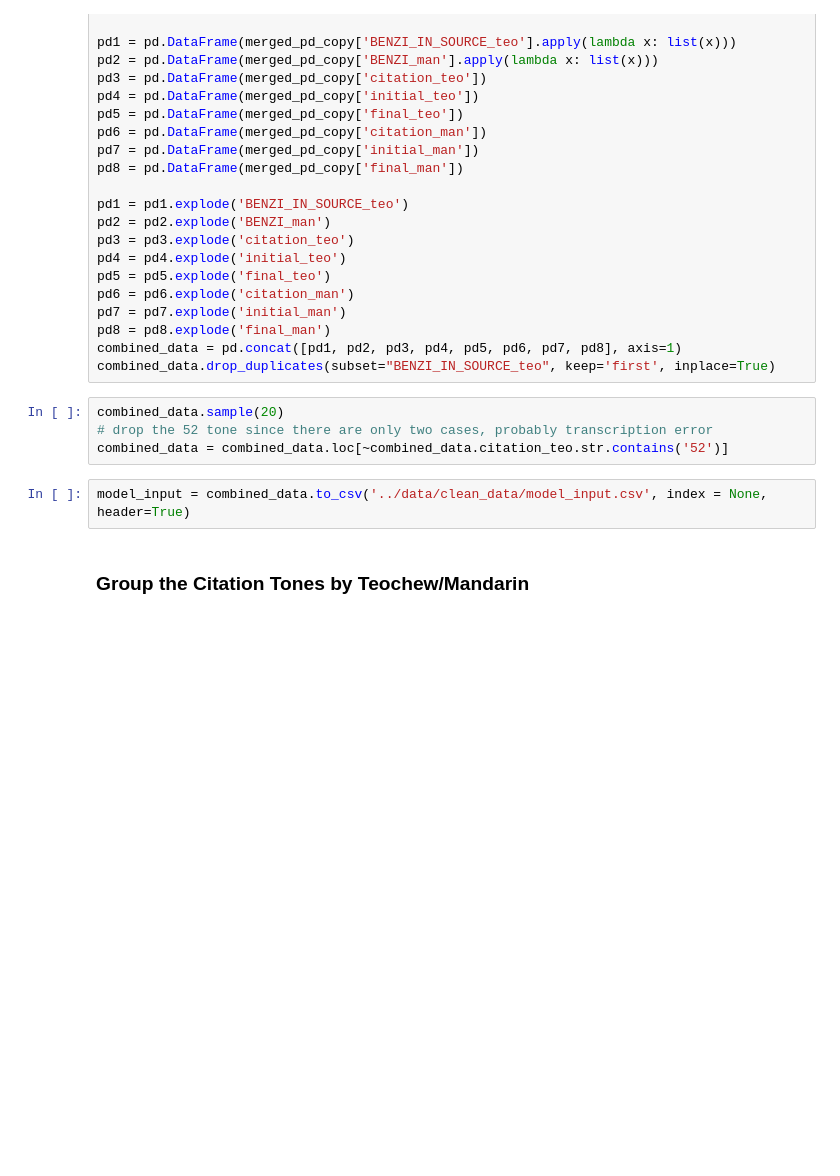
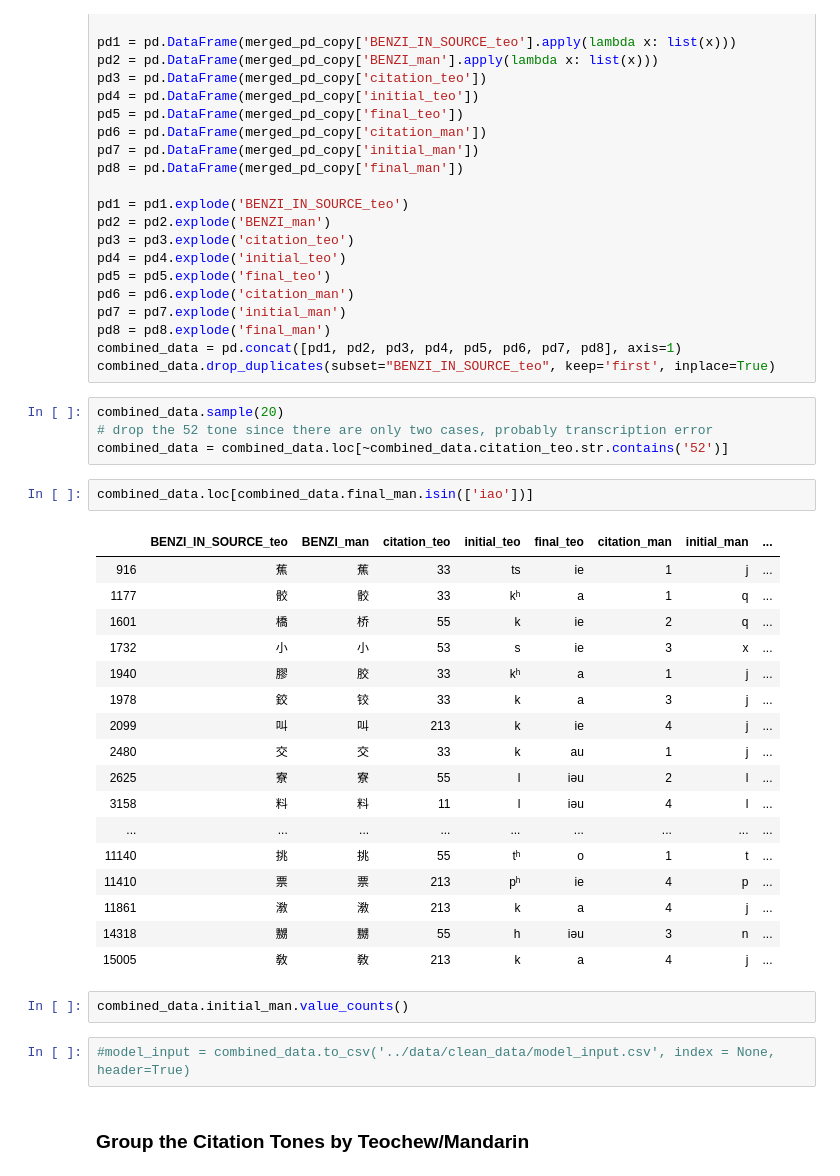
Before and after one commit to Sugarc0de/teochew_nlp, a Jupyter notebook: notebooks/preprocess_raw_clics.ipynb, the cells around one changed output. Saved outputs shown, nothing was run; the diff lists cells and outputs as text; blank space fills up the shorter version.

Commit message:
added new files for baseline and data exploration

```diff
--- a/notebooks/preprocess_raw_clics.ipynb
+++ b/notebooks/preprocess_raw_clics.ipynb
@@ -195,8 +195,30 @@ combined_data.drop_duplicates(subset="BENZI_IN_SOURCE_teo", keep='first', inplac
 combined_data.sample(20)
 # drop the 52 tone since there are only two cases, probably transcription error
 combined_data = combined_data.loc[~combined_data.citation_teo.str.contains('52')]
+# %%
+combined_data.loc[combined_data.final_man.isin(['iao'])]
+# %% [output]
+|  | BENZI_IN_SOURCE_teo | BENZI_man | citation_teo | initial_teo | final_teo | citation_man | initial_man | ... |
+| 916 | 蕉 | 蕉 | 33 | ts | ie | 1 | j | ... |
+| 1177 | 骹 | 骹 | 33 | kʰ | a | 1 | q | ... |
+| 1601 | 橋 | 桥 | 55 | k | ie | 2 | q | ... |
+| 1732 | 小 | 小 | 53 | s | ie | 3 | x | ... |
+| 1940 | 膠 | 胶 | 33 | kʰ | a | 1 | j | ... |
+| 1978 | 鉸 | 铰 | 33 | k | a | 3 | j | ... |
+| 2099 | 叫 | 叫 | 213 | k | ie | 4 | j | ... |
+| 2480 | 交 | 交 | 33 | k | au | 1 | j | ... |
+| 2625 | 寮 | 寮 | 55 | l | iəu | 2 | l | ... |
+| 3158 | 料 | 料 | 11 | l | iəu | 4 | l | ... |
+| ... | ... | ... | ... | ... | ... | ... | ... | ... |
+| 11140 | 挑 | 挑 | 55 | tʰ | o | 1 | t | ... |
+| 11410 | 票 | 票 | 213 | pʰ | ie | 4 | p | ... |
+| 11861 | 漖 | 漖 | 213 | k | a | 4 | j | ... |
+| 14318 | 嬲 | 嬲 | 55 | h | iəu | 3 | n | ... |
+| 15005 | 敎 | 敎 | 213 | k | a | 4 | j | ... |
+# %%
+combined_data.initial_man.value_counts()
 # %%
-model_input = combined_data.to_csv('../data/clean_data/model_input.csv', index = None, header=True)
+#model_input = combined_data.to_csv('../data/clean_data/model_input.csv', index = None, header=True)
 # %% [markdown]
 ### Group the Citation Tones by Teochew/Mandarin
 # %%
```
Also changed, not shown: 7 other files.
